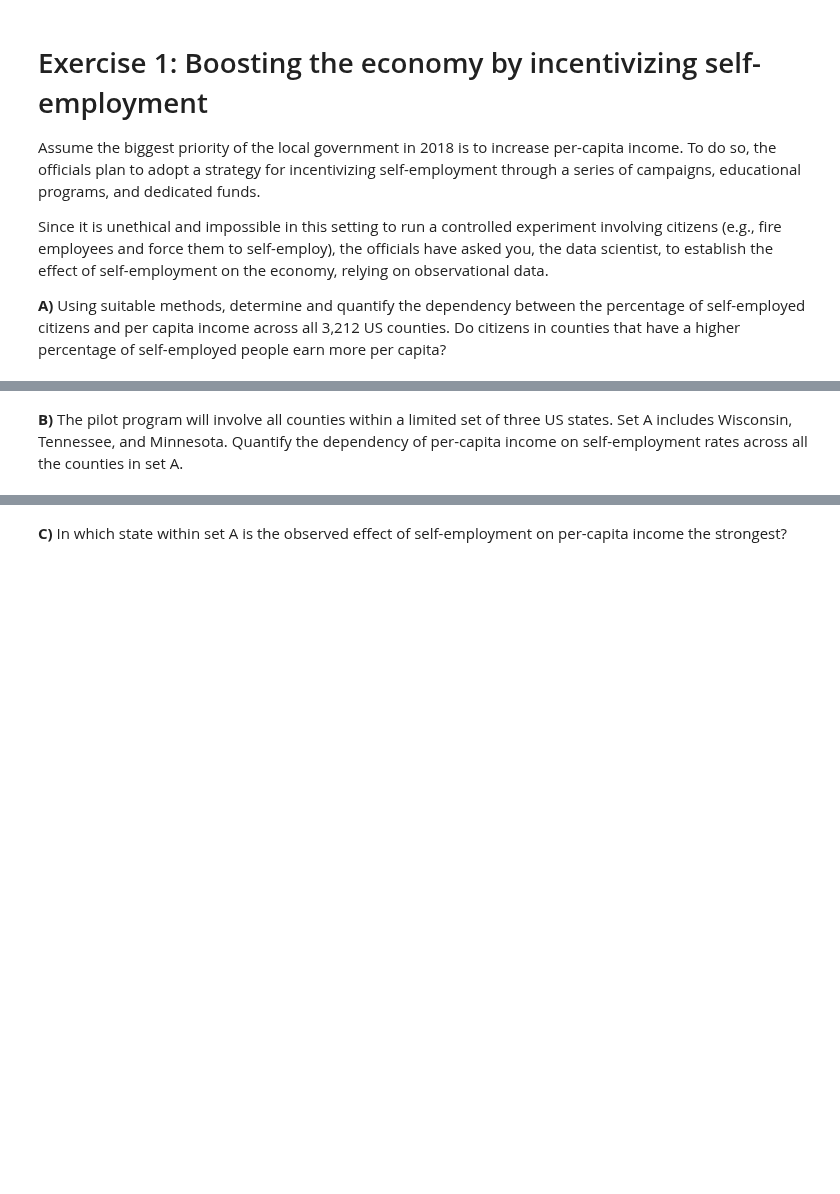
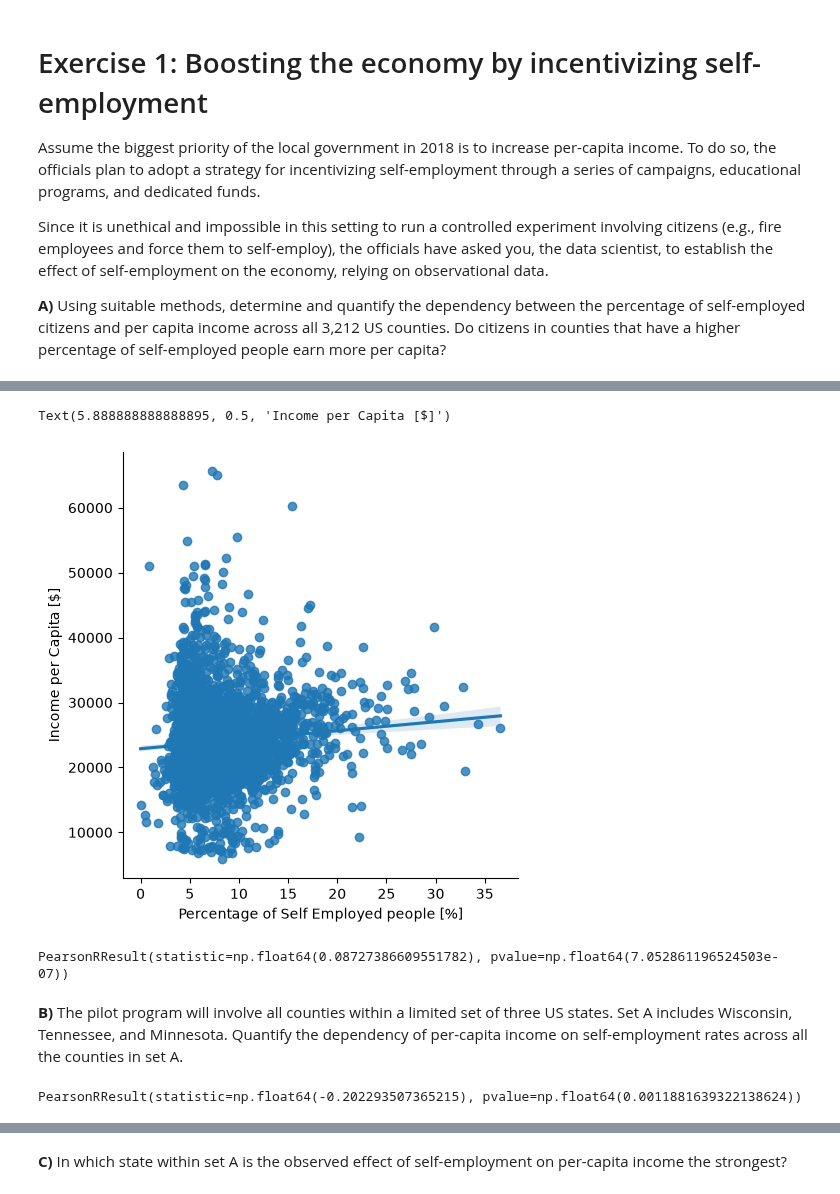
Before and after one commit to dimitripelgrin/ADA2026, a Jupyter notebook: Exercises/03 - Describing data/Describing_data_exercise.ipynb, the cells around one changed output, grey strips where cells are left out. Drawn from its saved outputs; the diff is of its cells as text; code cells hidden in the pictures; blank space fills up the shorter version.

```diff
--- a/Exercises/03 - Describing data/Describing_data_exercise.ipynb
+++ b/Exercises/03 - Describing data/Describing_data_exercise.ipynb
@@ -172,6 +193,23 @@ Since it is unethical and impossible in this setting to run a controlled experim
+# %%
+import seaborn as sn
+
+per_capita_self_empl = df[['State','IncomePerCap', 'SelfEmployed']]
+sn.lmplot(x='SelfEmployed',y='IncomePerCap', data=per_capita_self_empl)
+plt.xlabel("Percentage of Self Employed people [%]")
+plt.ylabel("Income per Capita [$]")
+# %% [output]
+Text(5.888888888888895, 0.5, 'Income per Capita [$]')
+[figure, added]
 # %%
 ### your code and or answer here ###
+stats.pearsonr(df['IncomePerCap'],df['SelfEmployed']) # Weak positive correlation
+# %% [output]
+PearsonRResult(statistic=np.float64(0.08727386609551782), pvalue=np.float64(7.052861196524503e-07))
 # %% [markdown]
 **B)** The pilot program will involve all counties within a limited set of three US states. Set A includes Wisconsin, Tennessee, and  Minnesota. Quantify the dependency of per-capita income on self-employment rates across all the counties in set A.
 # %%
 ### your code and or answer here ###
+self_employed_set_a = df[df["State"].isin(["Minnesota", "Wisconsin", "Tennessee"])]
+stats.pearsonr(self_employed_set_a['IncomePerCap'],self_employed_set_a['SelfEmployed']) # Negative correlation!
+# %% [output]
+PearsonRResult(statistic=np.float64(-0.202293507365215), pvalue=np.float64(0.0011881639322138624))
```
Also changed, not shown: parts of 27 cells of this notebook.
